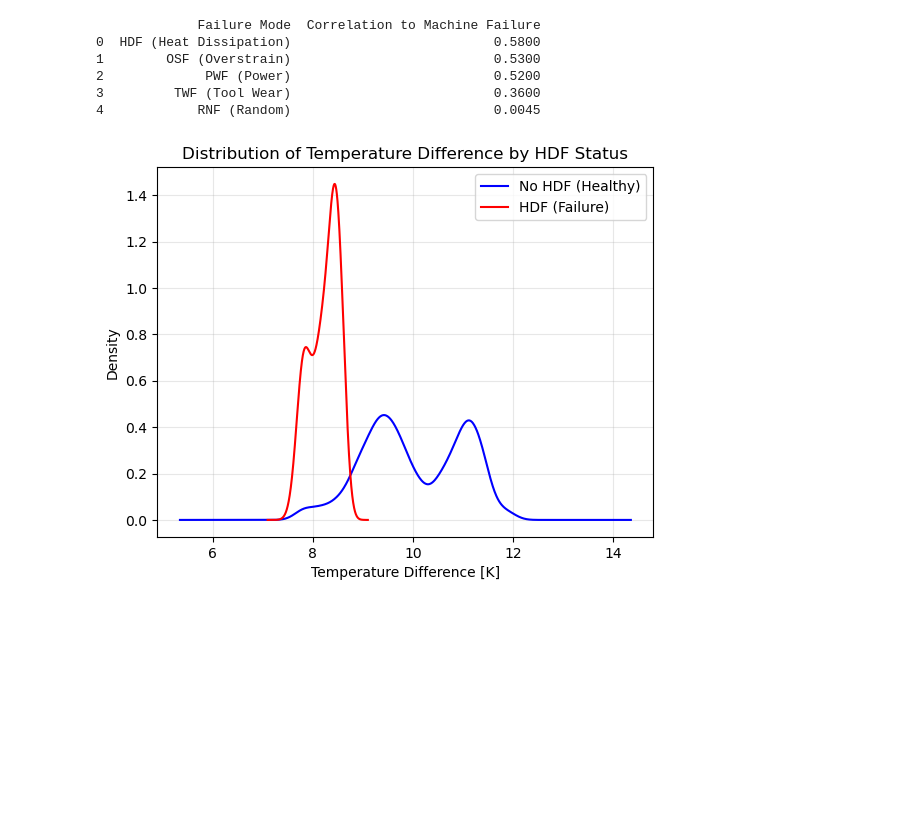
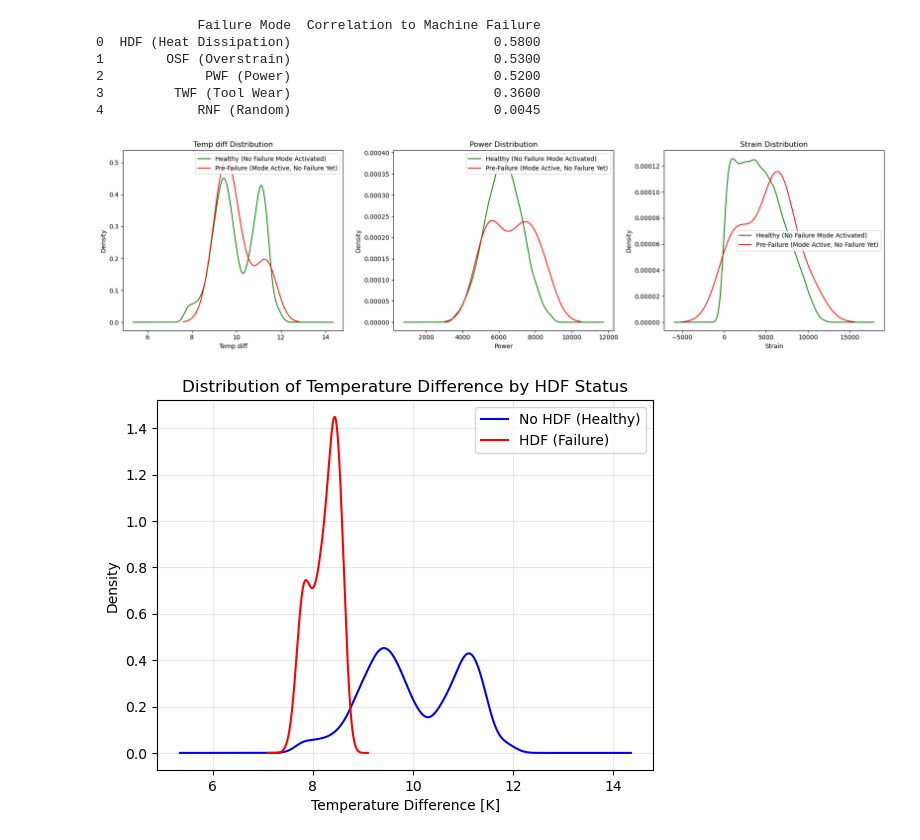
Before and after one commit to elamurg/Optimization-of-Industrial-Uptime, a Jupyter notebook: 250057317_V2.ipynb, the cells around one changed output. Cells and saved outputs as stored; diff of their text form; code cells hidden in the pictures; blank space fills up the shorter version.

```diff
--- a/250057317_V2.ipynb
+++ b/250057317_V2.ipynb
@@ -141,0 +142,13 @@ Type
+# %%
+failure_modes = ['TWF', 'HDF', 'PWF', 'OSF', 'RNF']
+any_mode_active = df[failure_modes].sum(axis = 1) > 0
+inconsistency = df[any_mode_active & (df['Machine failure'] == 0)]
+
+print(f"Total rows where failure modes are active but machine failure is 0: {len(inconsistency)}")
+print("Breakdown by failure:")
+for mode in failure_modes:
+    count = len(df[(df[mode] ==1) & (df['Machine failure'] == 0)])
+    print(f"{mode}: {count} inconsistent rows")
+
+no_mode_but_failed = df[(df['Machine failure'] ==1) & (any_mode_active == False)]
+print(f"\nRows where Machine failure = 1 but no specific mode fires: {len(no_mode_but_failed)}")
@@ -208,6 +231,23 @@ print(df_corr)
 2             PWF (Power)                          0.5200
 3         TWF (Tool Wear)                          0.3600
 4            RNF (Random)                          0.0045
+# %%
+pre_failure = df[(df['Machine failure'] == 0) & any_mode_active]
+healthy = df[(df['Machine failure'] == 0) & ~any_mode_active]
+
+fig, axes = plt.subplots(nrows = 1, ncols = 3, figsize = (18, 5))
+for ax, col in zip (axes, ['Temp_Diff', 'Power', 'Strain']):
+    healthy[col].plot(kind = 'density', ax=ax, label = 'Healthy (No Failure Mode Activated)', color = 'green')
+    pre_failure[col].plot(kind = 'density', ax=ax, label = 'Pre-Failure (Mode Active, No Failure Yet)', color = 'red')
+    ax.set_title(f'{col.replace("_", " ").capitalize()} Distribution')
+    ax.set_xlabel(col.replace("_", " ").capitalize())
+    ax.set_ylabel('Density')
+    ax.legend()
+
+plt.tight_layout()
+plt.show()
+# %% [output]
+[figure, added]
 # %%
 df[df['HDF'] == 0]['Temp_Diff'].plot(kind='density', label='No HDF (Healthy)', color='blue')
 df[df['HDF'] == 1]['Temp_Diff'].plot(kind='density', label='HDF (Failure)', color='red')
```
Also changed, not shown: parts of 9 cells of this notebook.
